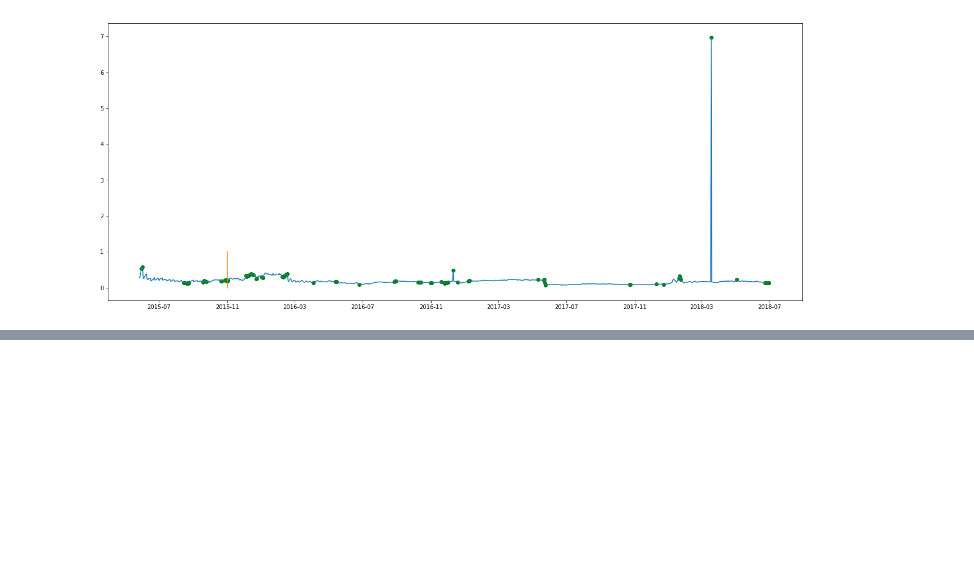
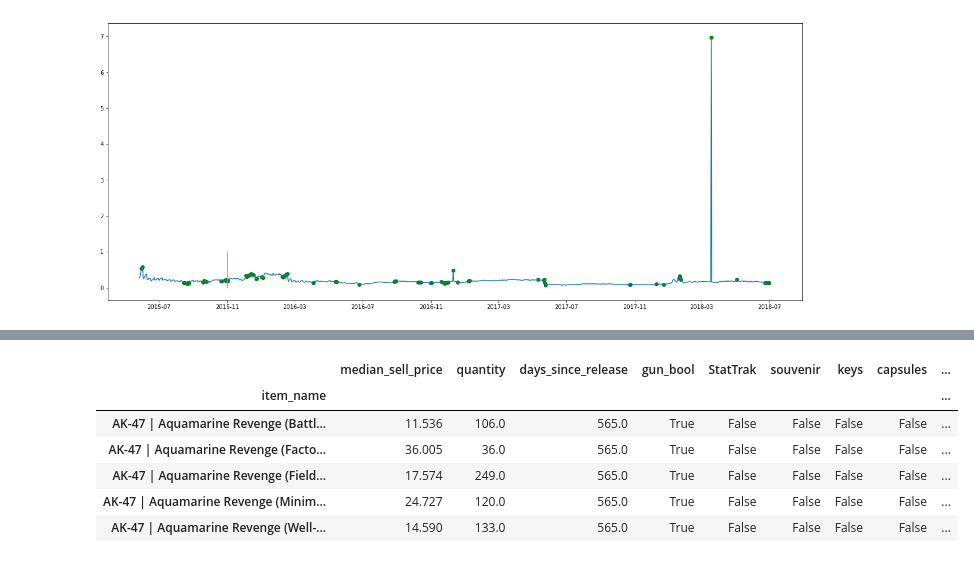
Before and after one commit to AkshayJ0shi/steam_anomaly_detection_capstone, a Jupyter notebook: anomalies.ipynb, the cells around one changed output, grey strips where cells are left out. Cells and saved outputs as stored; diff of their text form; code cells hidden in the pictures; blank space fills up the shorter version.

```diff
--- a/anomalies.ipynb
+++ b/anomalies.ipynb
@@ -230,0 +305,16 @@ ax.scatter(results['anoms'].index, results['anoms']['anoms'], c='green')
+# %%
+index = [pd.to_datetime(t, unit='s') for t in df_num_items.est_release]
+# %%
+df_num_items['release_timestamp'] = index
+# %%
+df_num_items['release_timestamp'] = [t.date() for t in df_num_items['release_timestamp']]
+# %%
+df_num_items.head()
+# %% [output]
+|  | median_sell_price | quantity | days_since_release | gun_bool | StatTrak | souvenir | keys | capsules | ... |
+| item_name |  |  |  |  |  |  |  |  | ... |
+| AK-47 | Aquamarine Revenge (Battl... | 11.536 | 106.0 | 565.0 | True | False | False | False | False | ... |
+| AK-47 | Aquamarine Revenge (Facto... | 36.005 | 36.0 | 565.0 | True | False | False | False | False | ... |
+| AK-47 | Aquamarine Revenge (Field... | 17.574 | 249.0 | 565.0 | True | False | False | False | False | ... |
+| AK-47 | Aquamarine Revenge (Minim... | 24.727 | 120.0 | 565.0 | True | False | False | False | False | ... |
+| AK-47 | Aquamarine Revenge (Well-... | 14.590 | 133.0 | 565.0 | True | False | False | False | False | ... |
```
Also changed, not shown: parts of 37 cells of this notebook.
